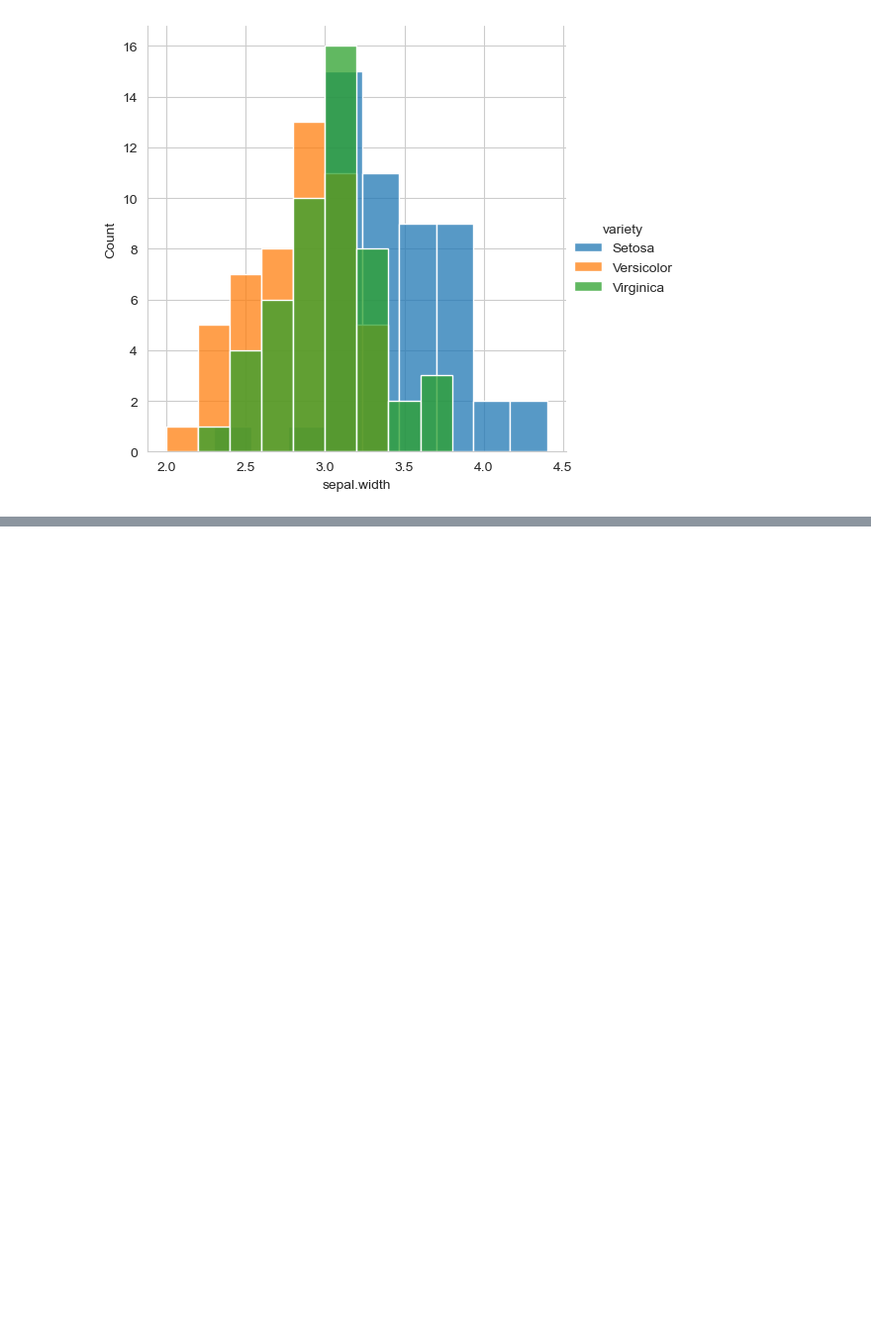
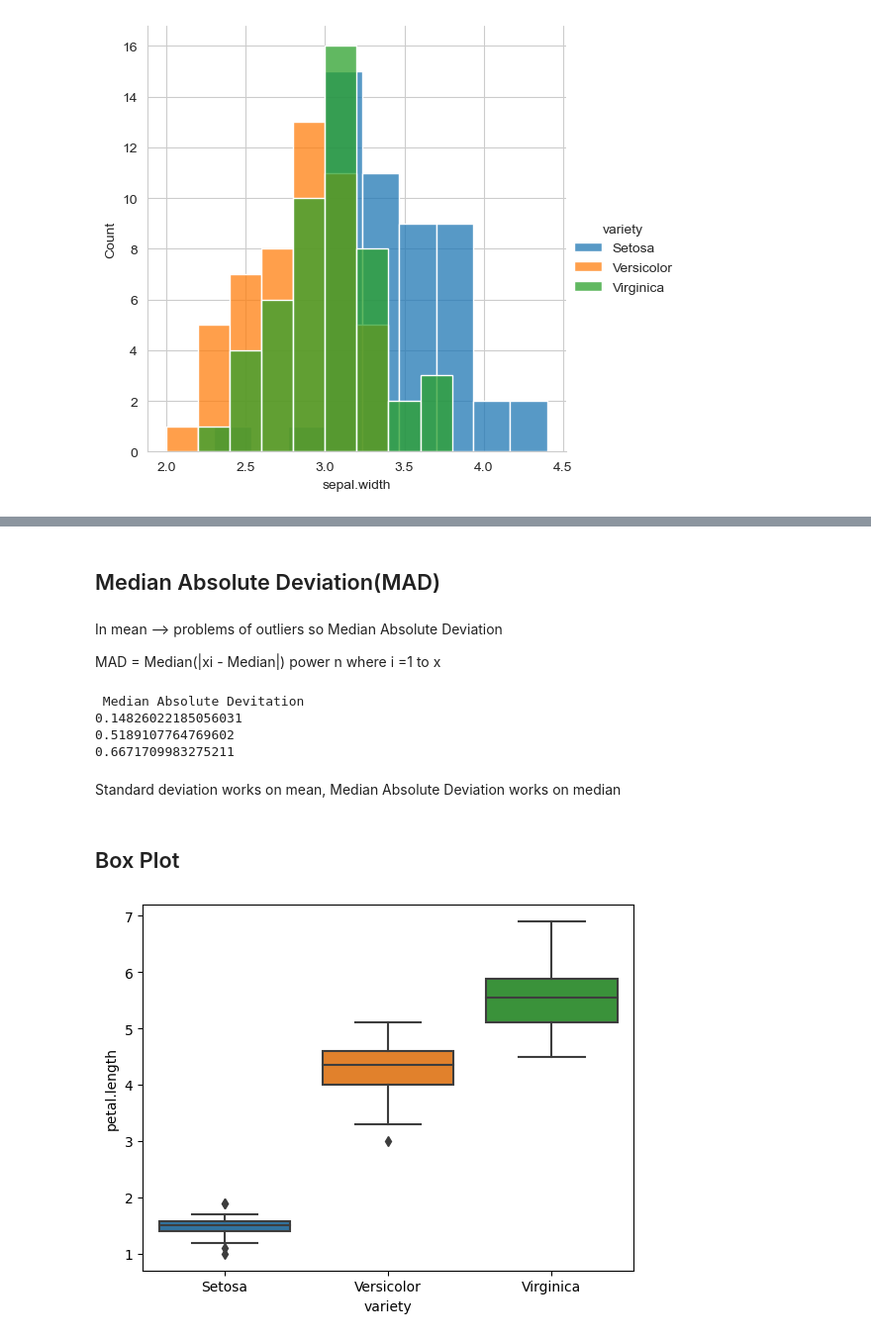
Before and after one commit to noopdhakal/Probability-and-Statistics, a Jupyter notebook: Plotting for Exploratory Data analysis(EDA).ipynb, the cells around one changed output, grey strips where cells are left out. Shown at 99% size. Drawn from its saved outputs; the diff is of its cells as text; code cells hidden in the pictures; blank space fills up the shorter version.

Commit message:
Different Plot

```diff
--- a/Plotting for Exploratory Data analysis(EDA).ipynb
+++ b/Plotting for Exploratory Data analysis(EDA).ipynb
@@ -153,0 +210,27 @@ Std-dev
+# %% [markdown]
+## Median Absolute Deviation(MAD)
+# %% [markdown]
+In mean --> problems of outliers so Median Absolute Deviation
+
+MAD = Median(|xi - Median|) power n where i =1 to x
+# %%
+from statsmodels import robust
+print("\n Median Absolute Devitation")
+print(robust.mad(iris_setosa["petal.length"]))
+print(robust.mad(iris_virginica["petal.length"]))
+print(robust.mad(iris_versicolor["petal.length"]))
+# %% [output]
+ Median Absolute Devitation
+0.14826022185056031
+0.5189107764769602
+0.6671709983275211
+# %% [markdown]
+Standard deviation works on mean,
+Median Absolute Deviation works on median
+# %% [markdown]
+## Box Plot
+# %%
+sns.boxplot(x='variety', y='petal.length', data=iris)
+plt.show()
+# %% [output]
+[figure, added]
```
Also changed, not shown: parts of 16 cells of this notebook.
